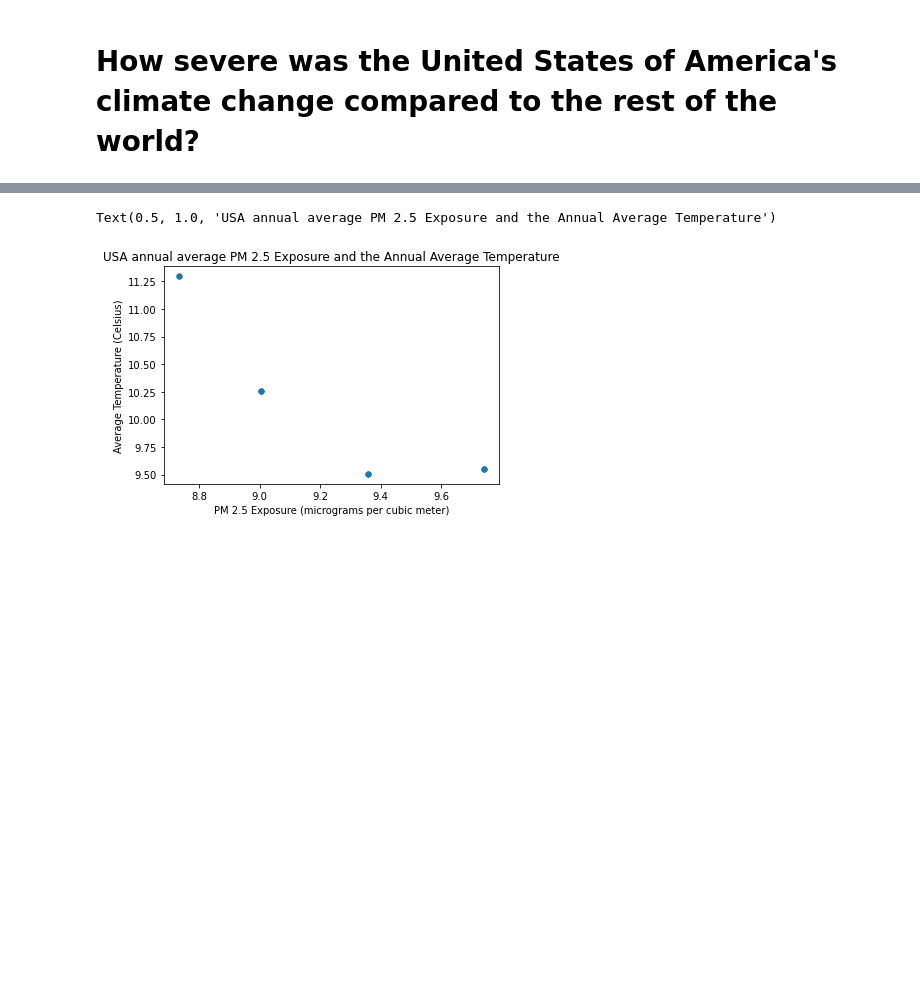
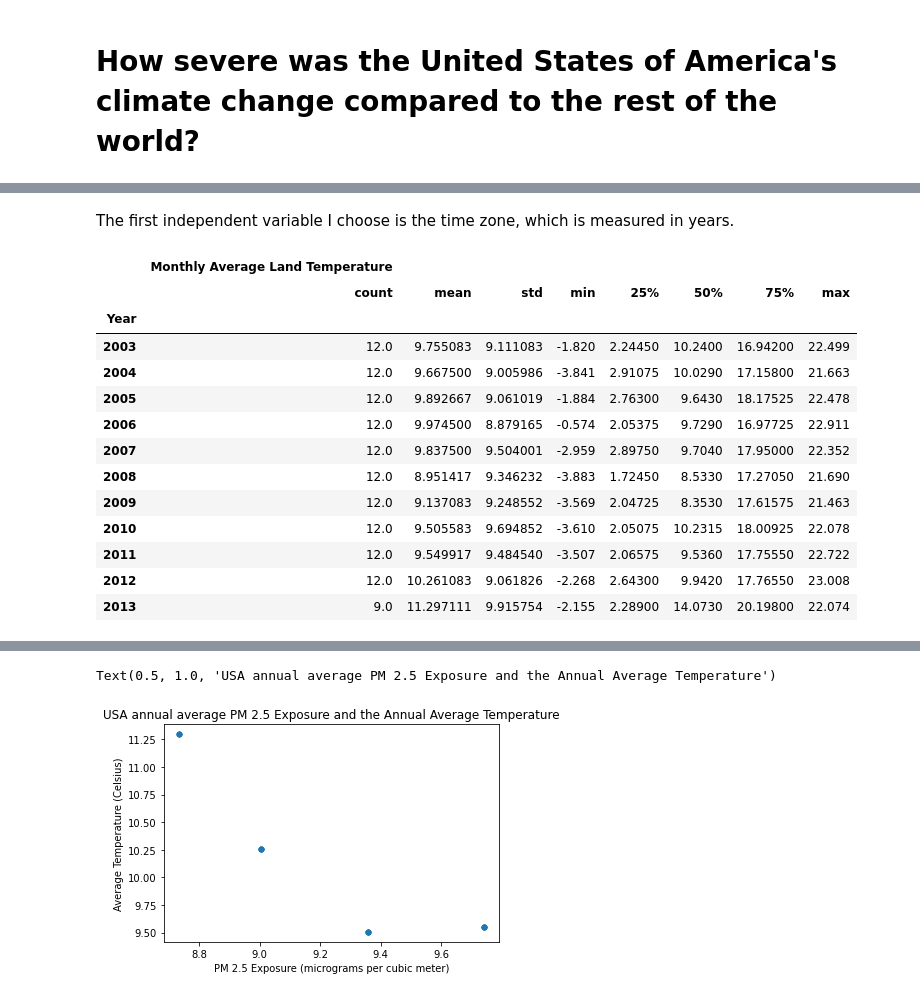
Before and after one commit to ECO225W2022/create-your-project-repository-YujiaChai, a Jupyter notebook: ECO 225 - Assignment 1.ipynb, the cells around one changed output, grey strips where cells are left out. Cells and saved outputs as stored; diff of their text form; code cells hidden in the pictures; blank space fills up the shorter version.

```diff
--- a/ECO 225 - Assignment 1.ipynb
+++ b/ECO 225 - Assignment 1.ipynb
@@ -35,6 +36,29 @@ us_state_t = state_t.groupby("Country").get_group("United States")
 us_poll = pollution.dropna().groupby("Country Name").get_group("United States").drop(['2016', '2017'], axis=1)
 us_poll_1 = us_poll.T.reset_index().drop([0, 1])
 us_poll_1.rename(columns={"index": "Year", 227: "pm2.5"}, inplace=True)
+# %% [markdown]
+The first independent variable I choose is the time zone, which is measured in years.
+# %%
+us_t = country_temperature.groupby("Country").get_group("United States")
+usa_t = pd.DataFrame({"Year" : [x[:4] for x in us_t["dt"]], "Monthly Average Land Temperature" : us_t["AverageTemperature"]})
+
+# Describe the summary statistics of the independent variable year and dependent variable Average Land Temperature
+usa_t[usa_t["Year"]>"2002"].groupby("Year").describe()
+# %% [output]
+|  | Monthly Average Land Temperature |  |  |  |  |  |  |  |
+|  | count | mean | std | min | 25% | 50% | 75% | max |
+| Year |  |  |  |  |  |  |  |  |
+| 2003 | 12.0 | 9.755083 | 9.111083 | -1.820 | 2.24450 | 10.2400 | 16.94200 | 22.499 |
+| 2004 | 12.0 | 9.667500 | 9.005986 | -3.841 | 2.91075 | 10.0290 | 17.15800 | 21.663 |
+| 2005 | 12.0 | 9.892667 | 9.061019 | -1.884 | 2.76300 | 9.6430 | 18.17525 | 22.478 |
+| 2006 | 12.0 | 9.974500 | 8.879165 | -0.574 | 2.05375 | 9.7290 | 16.97725 | 22.911 |
+| 2007 | 12.0 | 9.837500 | 9.504001 | -2.959 | 2.89750 | 9.7040 | 17.95000 | 22.352 |
+| 2008 | 12.0 | 8.951417 | 9.346232 | -3.883 | 1.72450 | 8.5330 | 17.27050 | 21.690 |
+| 2009 | 12.0 | 9.137083 | 9.248552 | -3.569 | 2.04725 | 8.3530 | 17.61575 | 21.463 |
+| 2010 | 12.0 | 9.505583 | 9.694852 | -3.610 | 2.05075 | 10.2315 | 18.00925 | 22.078 |
+| 2011 | 12.0 | 9.549917 | 9.484540 | -3.507 | 2.06575 | 9.5360 | 17.75550 | 22.722 |
+| 2012 | 12.0 | 10.261083 | 9.061826 | -2.268 | 2.64300 | 9.9420 | 17.76550 | 23.008 |
+| 2013 | 9.0 | 11.297111 | 9.915754 | -2.155 | 2.28900 | 14.0730 | 20.19800 | 22.074 |
 # %%
 # graph 1
 # graph the boxplot of the data of the USA from 2003 to 2013
```
Also changed, not shown: parts of 8 cells of this notebook.
